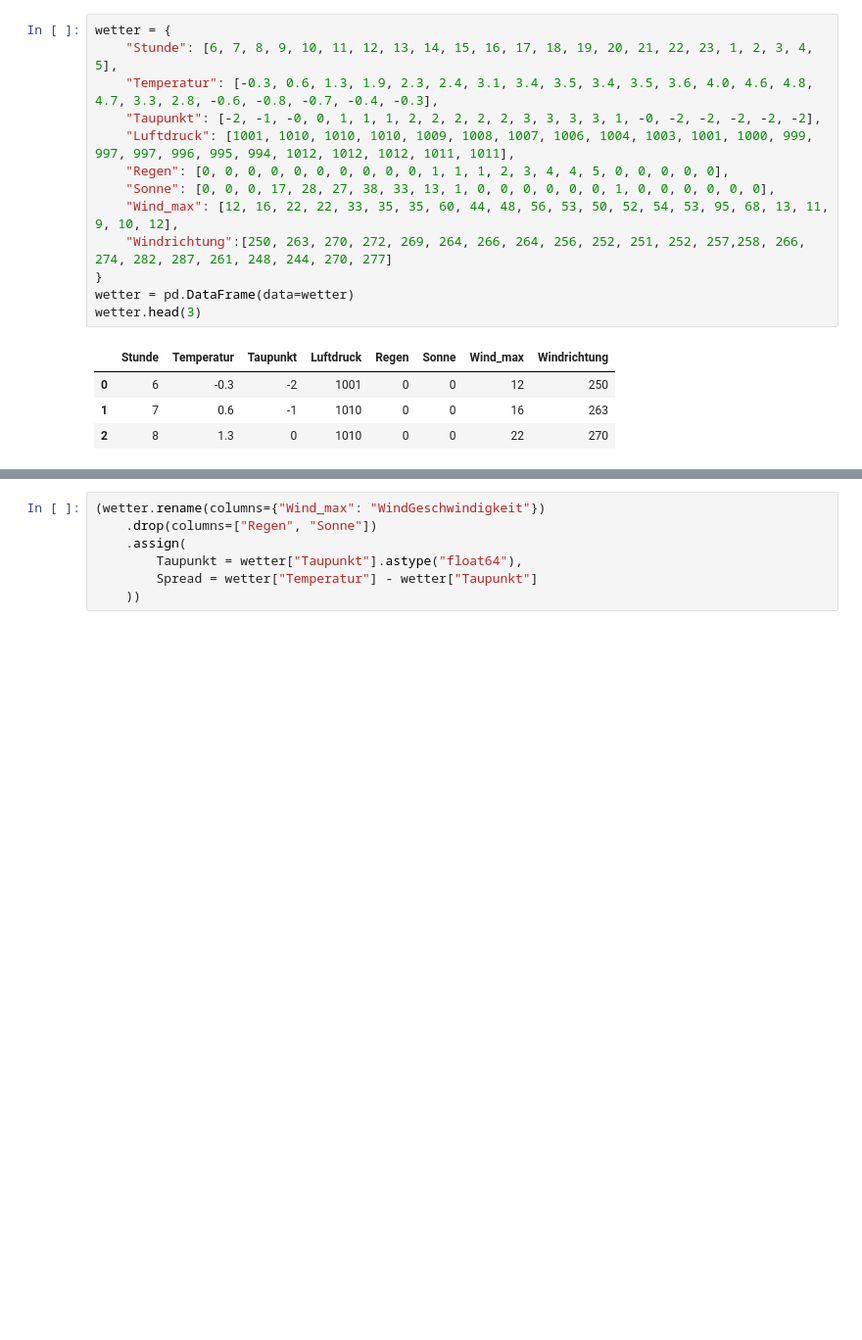
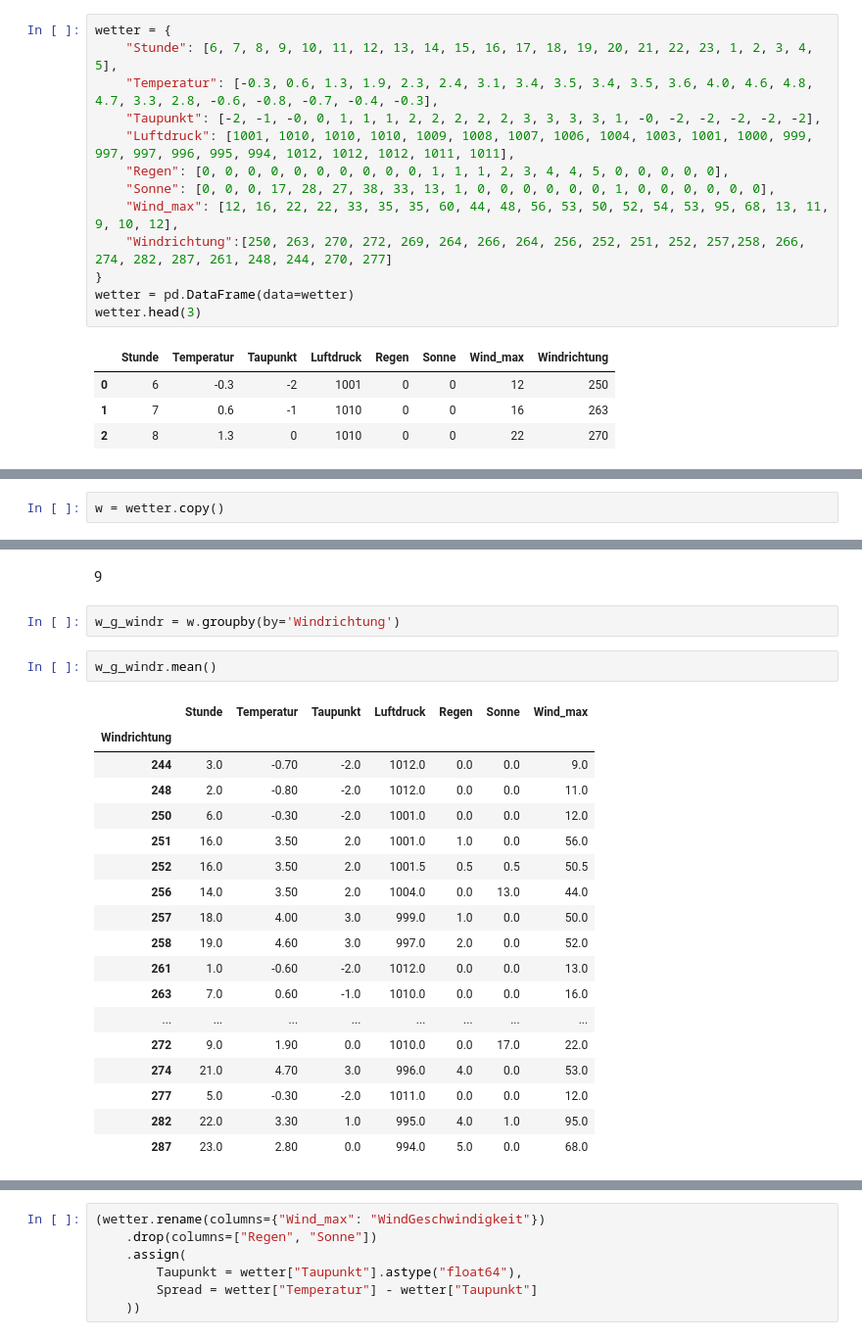
Before and after one commit to OOS-Team/DsKi_DataPreparation, a Jupyter notebook: WdhAufgaben/A1-3.ipynb, the cells around one changed output, grey strips where cells are left out. Shown at 98% size. Saved outputs shown, nothing was run; the diff lists cells and outputs as text; blank space fills up the shorter version.

```diff
--- a/WdhAufgaben/A1-3.ipynb
+++ b/WdhAufgaben/A1-3.ipynb
@@ -135,0 +303,2 @@ wetter.head(3)
+# %%
+w = wetter.copy()
@@ -135,0 +361,25 @@ wetter.head(3)
+# %% [markdown]
+9
+# %%
+w_g_windr = w.groupby(by='Windrichtung')
+# %%
+w_g_windr.mean()
+# %% [output]
+|  | Stunde | Temperatur | Taupunkt | Luftdruck | Regen | Sonne | Wind_max |
+| Windrichtung |  |  |  |  |  |  |  |
+| 244 | 3.0 | -0.70 | -2.0 | 1012.0 | 0.0 | 0.0 | 9.0 |
+| 248 | 2.0 | -0.80 | -2.0 | 1012.0 | 0.0 | 0.0 | 11.0 |
+| 250 | 6.0 | -0.30 | -2.0 | 1001.0 | 0.0 | 0.0 | 12.0 |
+| 251 | 16.0 | 3.50 | 2.0 | 1001.0 | 1.0 | 0.0 | 56.0 |
+| 252 | 16.0 | 3.50 | 2.0 | 1001.5 | 0.5 | 0.5 | 50.5 |
+| 256 | 14.0 | 3.50 | 2.0 | 1004.0 | 0.0 | 13.0 | 44.0 |
+| 257 | 18.0 | 4.00 | 3.0 | 999.0 | 1.0 | 0.0 | 50.0 |
+| 258 | 19.0 | 4.60 | 3.0 | 997.0 | 2.0 | 0.0 | 52.0 |
+| 261 | 1.0 | -0.60 | -2.0 | 1012.0 | 0.0 | 0.0 | 13.0 |
+| 263 | 7.0 | 0.60 | -1.0 | 1010.0 | 0.0 | 0.0 | 16.0 |
+| ... | ... | ... | ... | ... | ... | ... | ... |
+| 272 | 9.0 | 1.90 | 0.0 | 1010.0 | 0.0 | 17.0 | 22.0 |
+| 274 | 21.0 | 4.70 | 3.0 | 996.0 | 4.0 | 0.0 | 53.0 |
+| 277 | 5.0 | -0.30 | -2.0 | 1011.0 | 0.0 | 0.0 | 12.0 |
+| 282 | 22.0 | 3.30 | 1.0 | 995.0 | 4.0 | 1.0 | 95.0 |
+| 287 | 23.0 | 2.80 | 0.0 | 994.0 | 5.0 | 0.0 | 68.0 |
```
Also changed, not shown: parts of 29 cells of this notebook, 1 other file.
